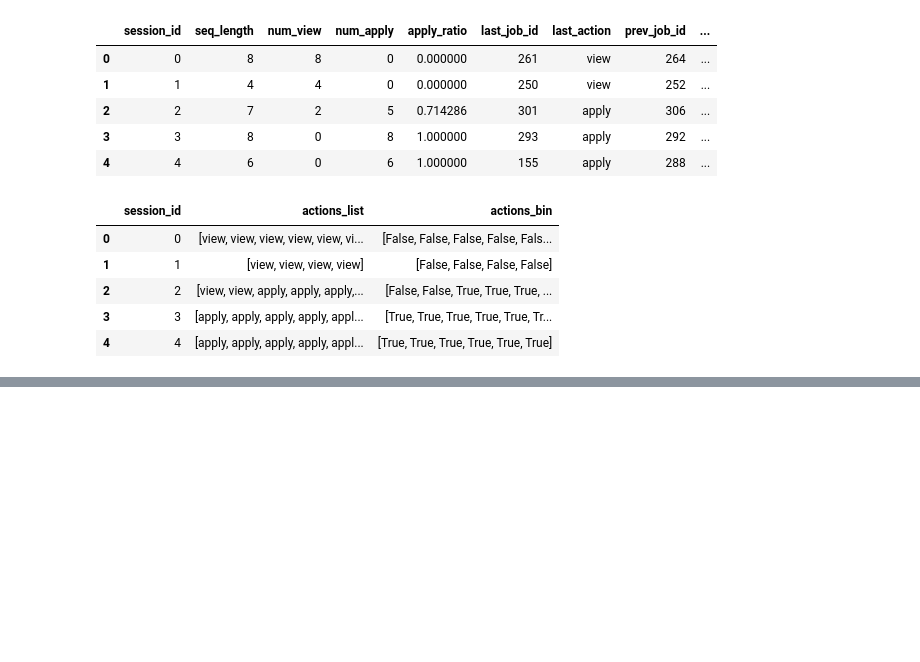
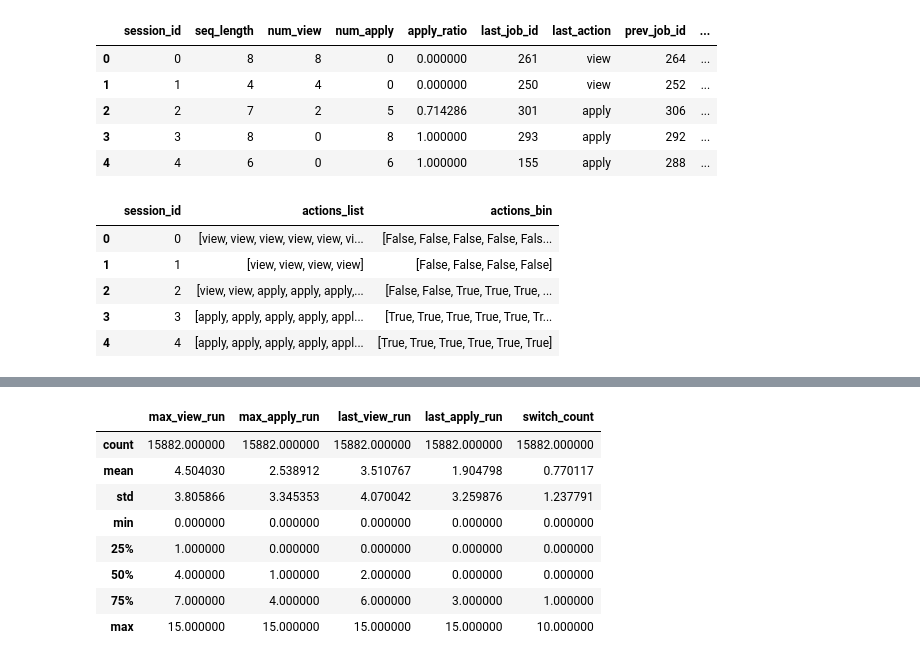
Before and after one commit to alecacerestel/Competition_G12_AML, a Jupyter notebook: notebooks/session_feature_engineering.ipynb, the cells around one changed output, grey strips where cells are left out. Cells and saved outputs as stored; diff of their text form; code cells hidden in the pictures; blank space fills up the shorter version.

```diff
--- a/notebooks/session_feature_engineering.ipynb
+++ b/notebooks/session_feature_engineering.ipynb
@@ -380,0 +471,12 @@ x_train[["session_id", "actions_list", "actions_bin"]].head()
+# %%
+x_train[["max_view_run","max_apply_run","last_view_run","last_apply_run","switch_count"]].describe()
+# %% [output]
+|  | max_view_run | max_apply_run | last_view_run | last_apply_run | switch_count |
+| count | 15882.000000 | 15882.000000 | 15882.000000 | 15882.000000 | 15882.000000 |
+| mean | 4.504030 | 2.538912 | 3.510767 | 1.904798 | 0.770117 |
+| std | 3.805866 | 3.345353 | 4.070042 | 3.259876 | 1.237791 |
+| min | 0.000000 | 0.000000 | 0.000000 | 0.000000 | 0.000000 |
+| 25% | 1.000000 | 0.000000 | 0.000000 | 0.000000 | 0.000000 |
+| 50% | 4.000000 | 1.000000 | 2.000000 | 0.000000 | 0.000000 |
+| 75% | 7.000000 | 4.000000 | 6.000000 | 3.000000 | 1.000000 |
+| max | 15.000000 | 15.000000 | 15.000000 | 15.000000 | 10.000000 |
```
Also changed, not shown: parts of 8 cells of this notebook, 1 other file.
